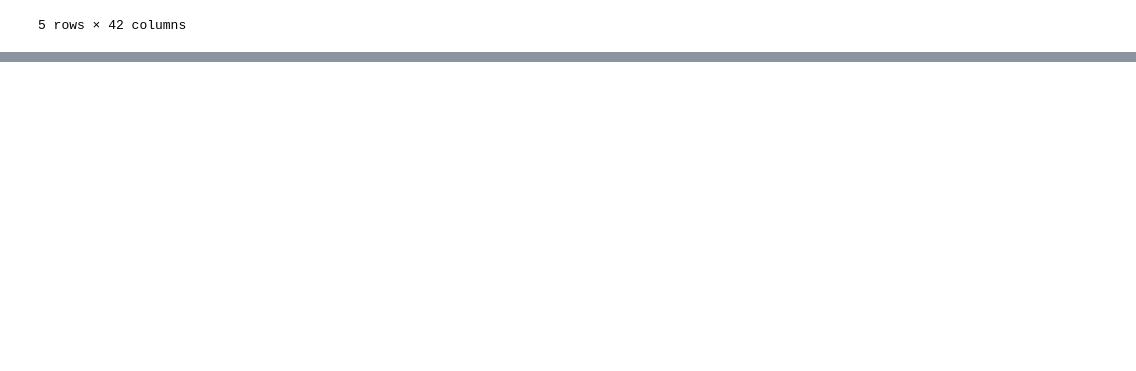
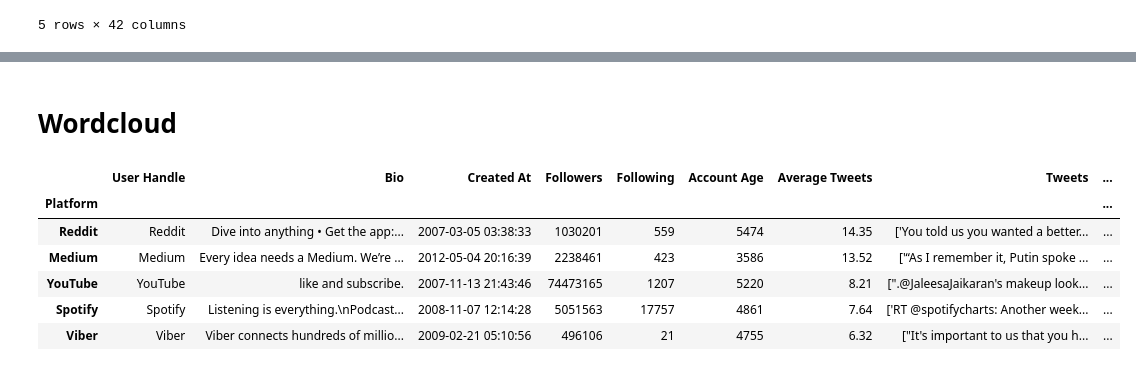
Before and after one commit to ginelledsouza/Twitter_API, a Jupyter notebook: Twitter Analysis.ipynb, the cells around one changed output, grey strips where cells are left out. Cells and saved outputs as stored; diff of their text form; code cells hidden in the pictures; blank space fills up the shorter version.

```diff
--- a/Twitter Analysis.ipynb
+++ b/Twitter Analysis.ipynb
@@ -88,0 +89,22 @@ user_analysis['Average Tweets'].plot(kind='bar',colormap=colors[value])
+# %% [markdown]
+# Wordcloud
+# %%
+value = randint(0, len(colors)-1)
+
+user_analysis = user.copy()
+
+user_analysis.set_index('User Name',inplace=True,drop=True)
+user_analysis.index.name = "Platform"
+
+user_analysis.sort_values("Average Tweets",inplace=True,ascending=False)
+user_analysis = user_analysis.iloc[:5,:]
+
+user_analysis
+# %% [output]
+|  | User Handle | Bio | Created At | Followers | Following | Account Age | Average Tweets | Tweets | ... |
+| Platform |  |  |  |  |  |  |  |  | ... |
+| Reddit | Reddit | Dive into anything • Get the app:... | 2007-03-05 03:38:33 | 1030201 | 559 | 5474 | 14.35 | ['You told us you wanted a better... | ... |
+| Medium | Medium | Every idea needs a Medium. We’re ... | 2012-05-04 20:16:39 | 2238461 | 423 | 3586 | 13.52 | ['“As I remember it, Putin spoke ... | ... |
+| YouTube | YouTube | like and subscribe. | 2007-11-13 21:43:46 | 74473165 | 1207 | 5220 | 8.21 | [".@JaleesaJaikaran's makeup look... | ... |
+| Spotify | Spotify | Listening is everything.\nPodcast... | 2008-11-07 12:14:28 | 5051563 | 17757 | 4861 | 7.64 | ['RT @spotifycharts: Another week... | ... |
+| Viber | Viber | Viber connects hundreds of millio... | 2009-02-21 05:10:56 | 496106 | 21 | 4755 | 6.32 | ["It's important to us that you h... | ... |
```
Also changed, not shown: parts of 4 cells of this notebook.
